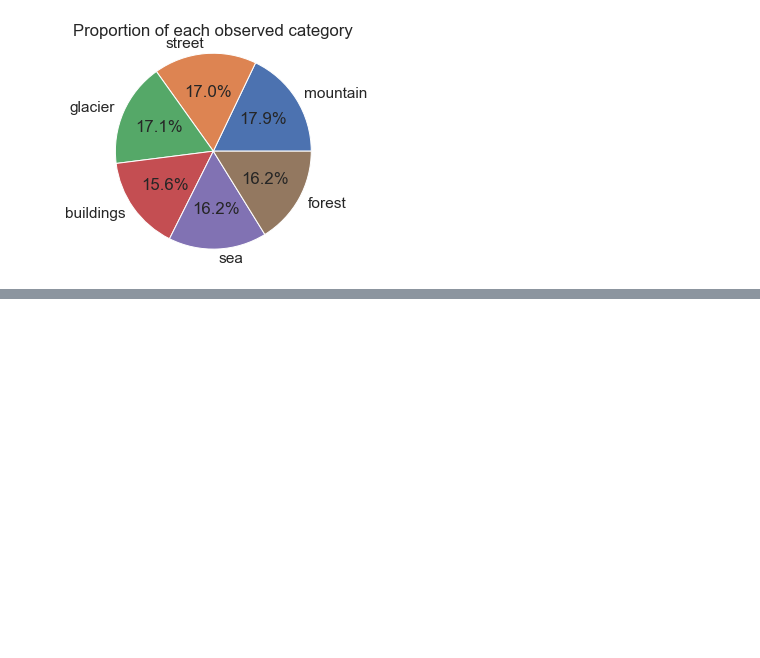
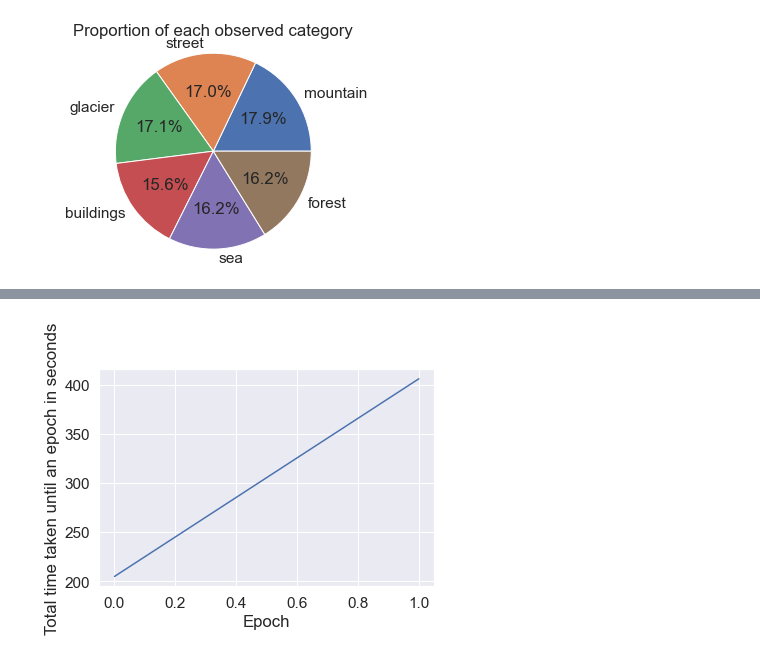
Before and after one commit to SDog6/JupiterNotebooks, a Jupyter notebook: Personal Challenge/Intel Image Classification.ipynb, the cells around one changed output, grey strips where cells are left out. Saved outputs shown, nothing was run; the diff lists cells and outputs as text; code cells hidden in the pictures; blank space fills up the shorter version.

```diff
--- a/Personal Challenge/Intel Image Classification.ipynb
+++ b/Personal Challenge/Intel Image Classification.ipynb
@@ -109,0 +127,31 @@ display_examples(class_names, train_images, train_labels)
+# %%
+model = tf.keras.Sequential([
+    tf.keras.layers.Conv2D(32, (3, 3), activation = 'relu', input_shape = (150, 150, 3)),
+    tf.keras.layers.MaxPooling2D(2,2),
+    tf.keras.layers.Conv2D(32, (3, 3), activation = 'relu'),
+    tf.keras.layers.MaxPooling2D(2,2),
+    tf.keras.layers.Flatten(),
+    tf.keras.layers.Dense(128, activation=tf.nn.relu),
+    tf.keras.layers.Dense(6, activation=tf.nn.softmax)
+])
+# %%
+model.compile(optimizer = 'adam', loss = 'sparse_categorical_crossentropy', metrics=['accuracy'])
+# %%
+import time
+
+class timecallback(tf.keras.callbacks.Callback):
+    def __init__(self):
+        self.times = []
+        # use this value as reference to calculate cummulative time taken
+        self.timetaken = time.perf_counter()
+    def on_epoch_end(self,epoch,logs = {}):
+        self.times.append((epoch,time.perf_counter() - self.timetaken))
+    def on_train_end(self,logs = {}):
+        plt.xlabel('Epoch')
+        plt.ylabel('Total time taken until an epoch in seconds')
+        plt.plot(*zip(*self.times))
+        plt.show()
+# %%
+timeittakes = timecallback()
+prediction = model.fit(train_images, train_labels, batch_size=32, epochs=2, validation_split = 0.1,callbacks = [timeittakes])
+# %% [output]
@@ -109,0 +162 @@ display_examples(class_names, train_images, train_labels)
+[figure, added]
```
Also changed, not shown: parts of 8 cells of this notebook.
